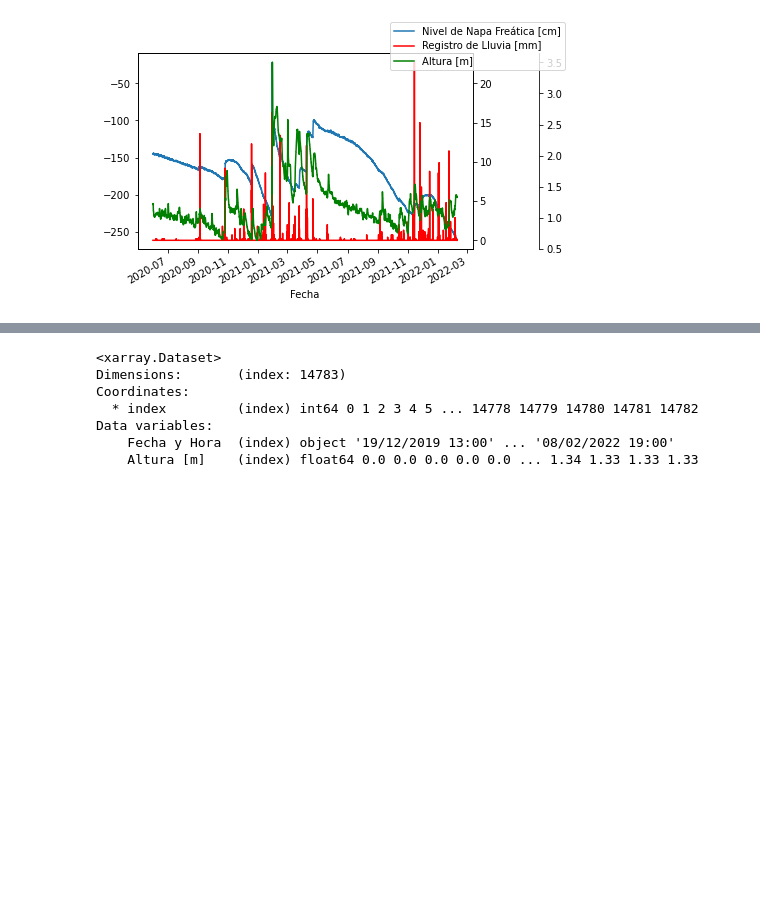
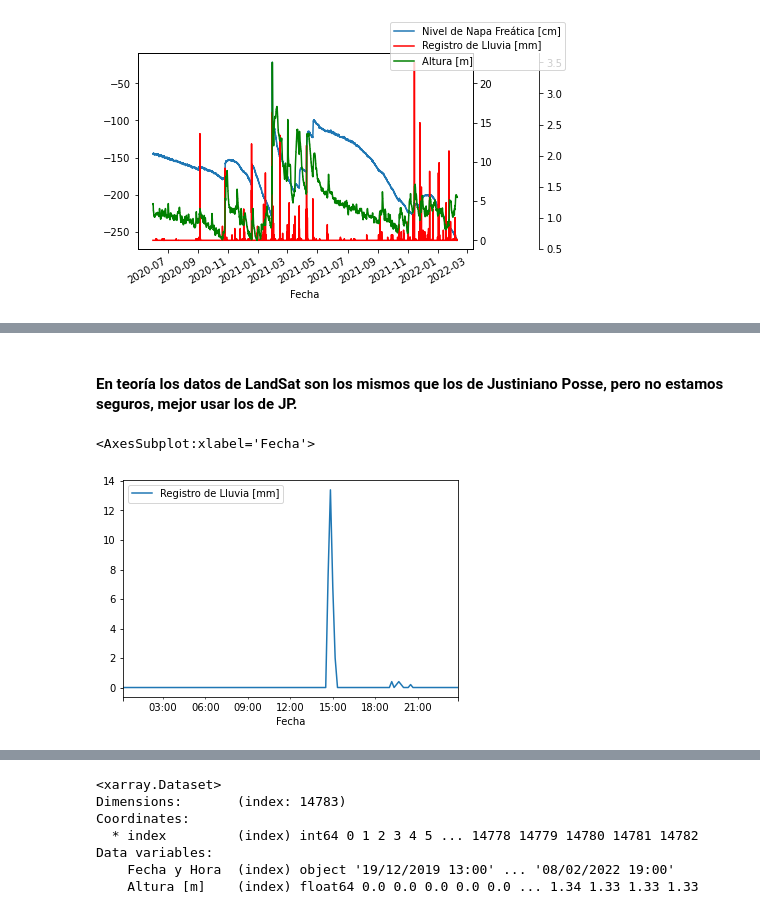
Before and after one commit to JulianGiles/flash_flood_ML, a Jupyter notebook: data_selection_and_comparison.ipynb, the cells around one changed output, grey strips where cells are left out. Drawn from its saved outputs; the diff is of its cells as text; code cells hidden in the pictures; blank space fills up the shorter version.

```diff
--- a/data_selection_and_comparison.ipynb
+++ b/data_selection_and_comparison.ipynb
@@ -217,0 +245,20 @@ dique_aforador_xr = xr.Dataset.from_dataframe(dique_aforador)
+# %%
+# Comparación de SM de ERA5, Altura de napa de JP, Altura de Río de Dique Aforador y runoff ERA5
+%matplotlib notebook
+
+fig, ax = plt.subplots(figsize=(8,6))
+ax.plot(era5land_loc['time'], era5land_loc['swvl1'], label='swvl1')
+ax2 = ax.twinx()
+justiniano_posse_short.set_index('Fecha').plot(y="Nivel de Napa Freática [cm]", ax=ax2, legend=False, color="r", ls = 'dashed')
+ax3 = ax.twinx()
+ax3.spines["right"].set_position(("axes", 1.2))
+dique_aforador_short.set_index('Fecha y Hora').plot(y="Altura [m]", ax=ax3, legend=False, color="g", ls='dotted')
+ax5 = ax.twinx()
+ax5.spines["right"].set_position(("axes", 1.4))
+justiniano_posse_short.set_index('Fecha').plot(y="Registro de Lluvia [mm]", ax=ax5, legend=False, color="black", ls='dotted')
+ax4 = ax.twinx()
+ax4.spines["right"].set_position(("axes", 1.6))
+ax4.plot(era5land_loc['time'], era5land_loc['ro'], label='ro', color='orange', ls='dotted')
+
+ax.figure.legend()
+plt.show()
@@ -217,0 +268,7 @@ dique_aforador_xr = xr.Dataset.from_dataframe(dique_aforador)
+# %% [markdown]
+#### En teoría los datos de LandSat son los mismos que los de Justiniano Posse, pero no estamos seguros, mejor usar los de JP.
+# %%
+justiniano_posse_short.loc[justiniano_posse_short['Fecha']>'2021-02-13'].loc[justiniano_posse_short['Fecha']<'2021-02-14'].plot(x= 'Fecha', y='Registro de Lluvia [mm]')
+# %% [output]
+<AxesSubplot:xlabel='Fecha'>
+[figure, added]
```
Also changed, not shown: parts of 30 cells of this notebook.
